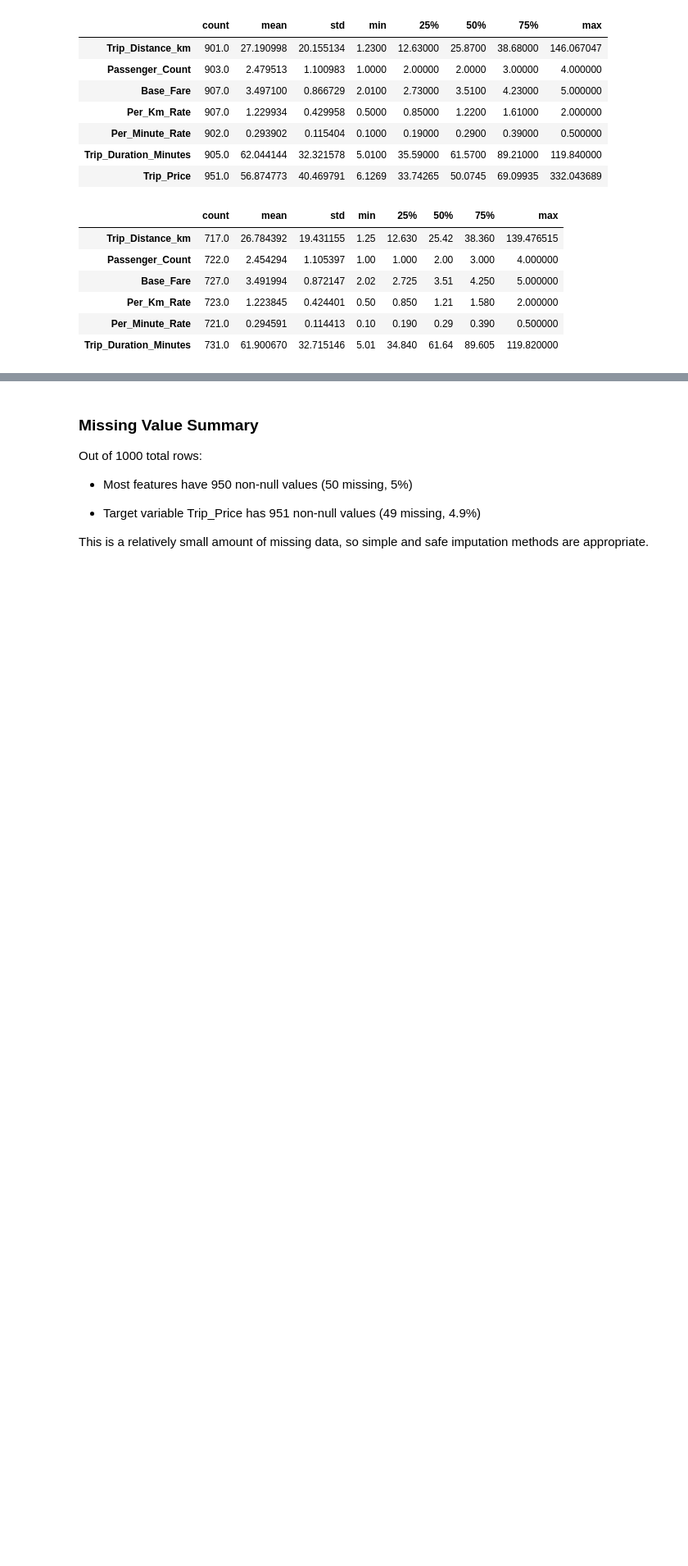
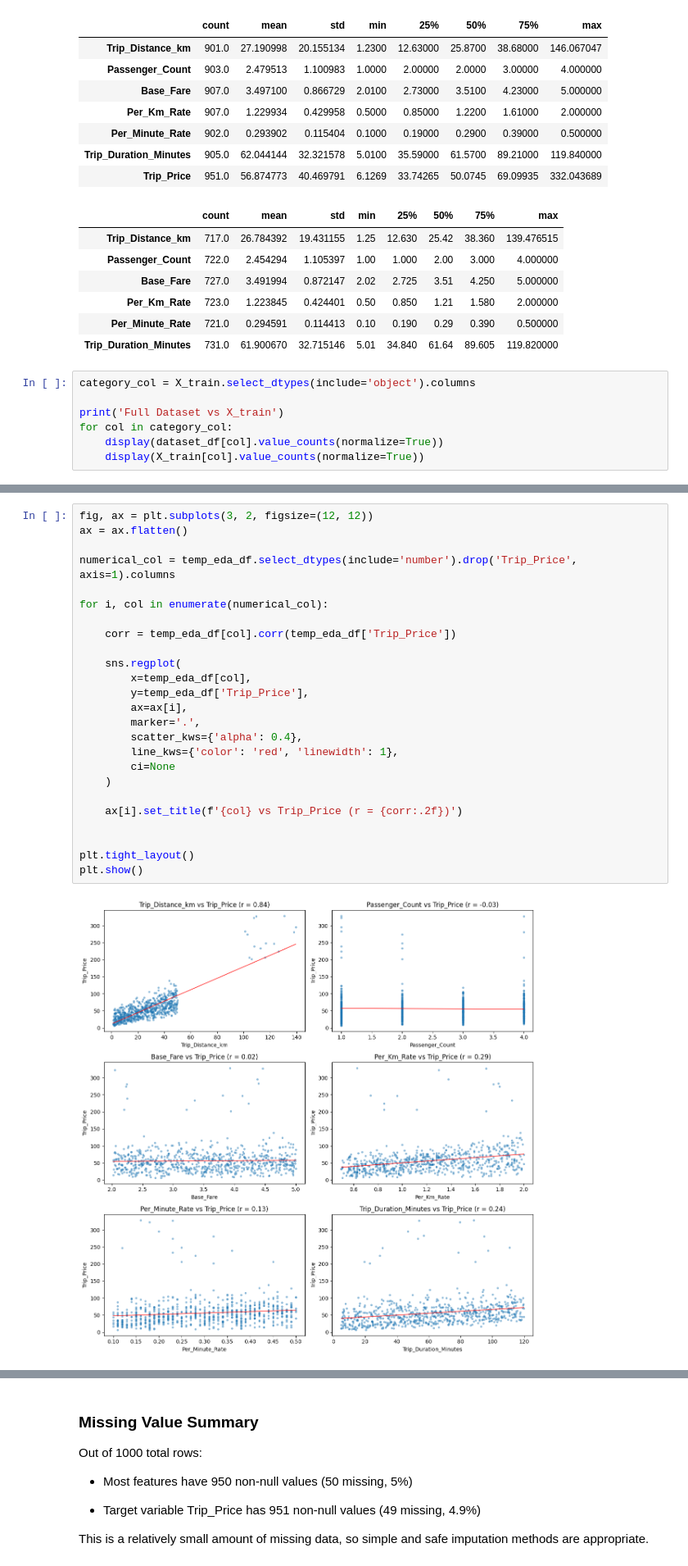
Before and after one commit to Padawan2024/ML-Portfolio, a Jupyter notebook: Supervised_ML/Regression/Predict Taxi Price/Notebooks/Regression Models.ipynb, the cells around one changed output, grey strips where cells are left out. Shown at 82% size. Cells and saved outputs as stored; diff of their text form; blank space fills up the shorter version.

```diff
--- a/Supervised_ML/Regression/Predict Taxi Price/Notebooks/Regression Models.ipynb
+++ b/Supervised_ML/Regression/Predict Taxi Price/Notebooks/Regression Models.ipynb
@@ -109,3 +125,10 @@ X_train.describe().T
 | Per_Km_Rate | 723.0 | 1.223845 | 0.424401 | 0.50 | 0.850 | 1.21 | 1.580 | 2.000000 |
 | Per_Minute_Rate | 721.0 | 0.294591 | 0.114413 | 0.10 | 0.190 | 0.29 | 0.390 | 0.500000 |
 | Trip_Duration_Minutes | 731.0 | 61.900670 | 32.715146 | 5.01 | 34.840 | 61.64 | 89.605 | 119.820000 |
+# %%
+category_col = X_train.select_dtypes(include='object').columns
+
+print('Full Dataset vs X_train')
+for col in category_col:
+    display(dataset_df[col].value_counts(normalize=True))
+    display(X_train[col].value_counts(normalize=True))
@@ -161,0 +246,27 @@ plt.show()
+# %%
+fig, ax = plt.subplots(3, 2, figsize=(12, 12))
+ax = ax.flatten()
+
+numerical_col = temp_eda_df.select_dtypes(include='number').drop('Trip_Price', axis=1).columns
+
+for i, col in enumerate(numerical_col):
+
+    corr = temp_eda_df[col].corr(temp_eda_df['Trip_Price'])
+
+    sns.regplot(
+        x=temp_eda_df[col],
+        y=temp_eda_df['Trip_Price'],
+        ax=ax[i],
+        marker='.',
+        scatter_kws={'alpha': 0.4},
+        line_kws={'color': 'red', 'linewidth': 1},
+        ci=None
+    )
+
+    ax[i].set_title(f'{col} vs Trip_Price (r = {corr:.2f})')
+
+
+plt.tight_layout()
+plt.show()
+# %% [output]
+[figure, added]
```
Also changed, not shown: parts of 16 cells of this notebook.
